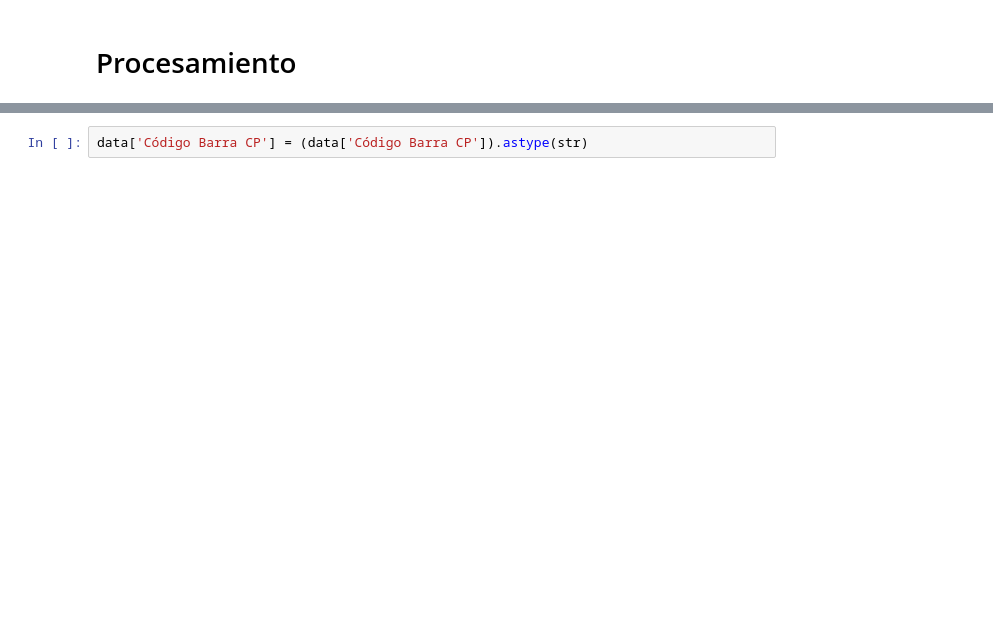
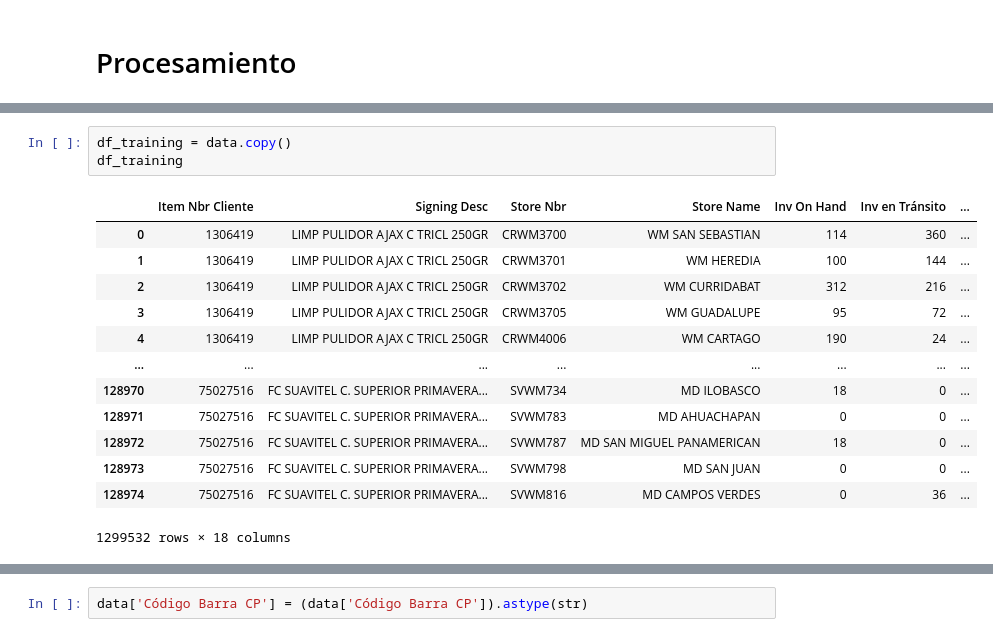
Before and after one commit to gdvr/retail_classificator, a Jupyter notebook: analyisis/analysis.ipynb, the cells around one changed output, grey strips where cells are left out. Saved outputs shown, nothing was run; the diff lists cells and outputs as text; blank space fills up the shorter version.

```diff
--- a/analyisis/analysis.ipynb
+++ b/analyisis/analysis.ipynb
@@ -76,0 +151,17 @@ Processed C:\Users\gerda\Documentos_NoDrive\Maestria\2024\4to Trimestre\Product
+# %%
+df_training = data.copy()
+df_training
+# %% [output]
+|  | Item Nbr Cliente | Signing Desc | Store Nbr | Store Name | Inv On Hand | Inv en Tránsito | ... |
+| 0 | 1306419 | LIMP PULIDOR AJAX C TRICL 250GR | CRWM3700 | WM SAN SEBASTIAN | 114 | 360 | ... |
+| 1 | 1306419 | LIMP PULIDOR AJAX C TRICL 250GR | CRWM3701 | WM HEREDIA | 100 | 144 | ... |
+| 2 | 1306419 | LIMP PULIDOR AJAX C TRICL 250GR | CRWM3702 | WM CURRIDABAT | 312 | 216 | ... |
+| 3 | 1306419 | LIMP PULIDOR AJAX C TRICL 250GR | CRWM3705 | WM GUADALUPE | 95 | 72 | ... |
+| 4 | 1306419 | LIMP PULIDOR AJAX C TRICL 250GR | CRWM4006 | WM CARTAGO | 190 | 24 | ... |
+| ... | ... | ... | ... | ... | ... | ... | ... |
+| 128970 | 75027516 | FC SUAVITEL C. SUPERIOR PRIMAVERA... | SVWM734 | MD ILOBASCO | 18 | 0 | ... |
+| 128971 | 75027516 | FC SUAVITEL C. SUPERIOR PRIMAVERA... | SVWM783 | MD AHUACHAPAN | 0 | 0 | ... |
+| 128972 | 75027516 | FC SUAVITEL C. SUPERIOR PRIMAVERA... | SVWM787 | MD SAN MIGUEL PANAMERICAN | 18 | 0 | ... |
+| 128973 | 75027516 | FC SUAVITEL C. SUPERIOR PRIMAVERA... | SVWM798 | MD SAN JUAN | 0 | 0 | ... |
+| 128974 | 75027516 | FC SUAVITEL C. SUPERIOR PRIMAVERA... | SVWM816 | MD CAMPOS VERDES | 0 | 36 | ... |
+1299532 rows × 18 columns
```
Also changed, not shown: parts of 34 cells of this notebook, 1 other file.
